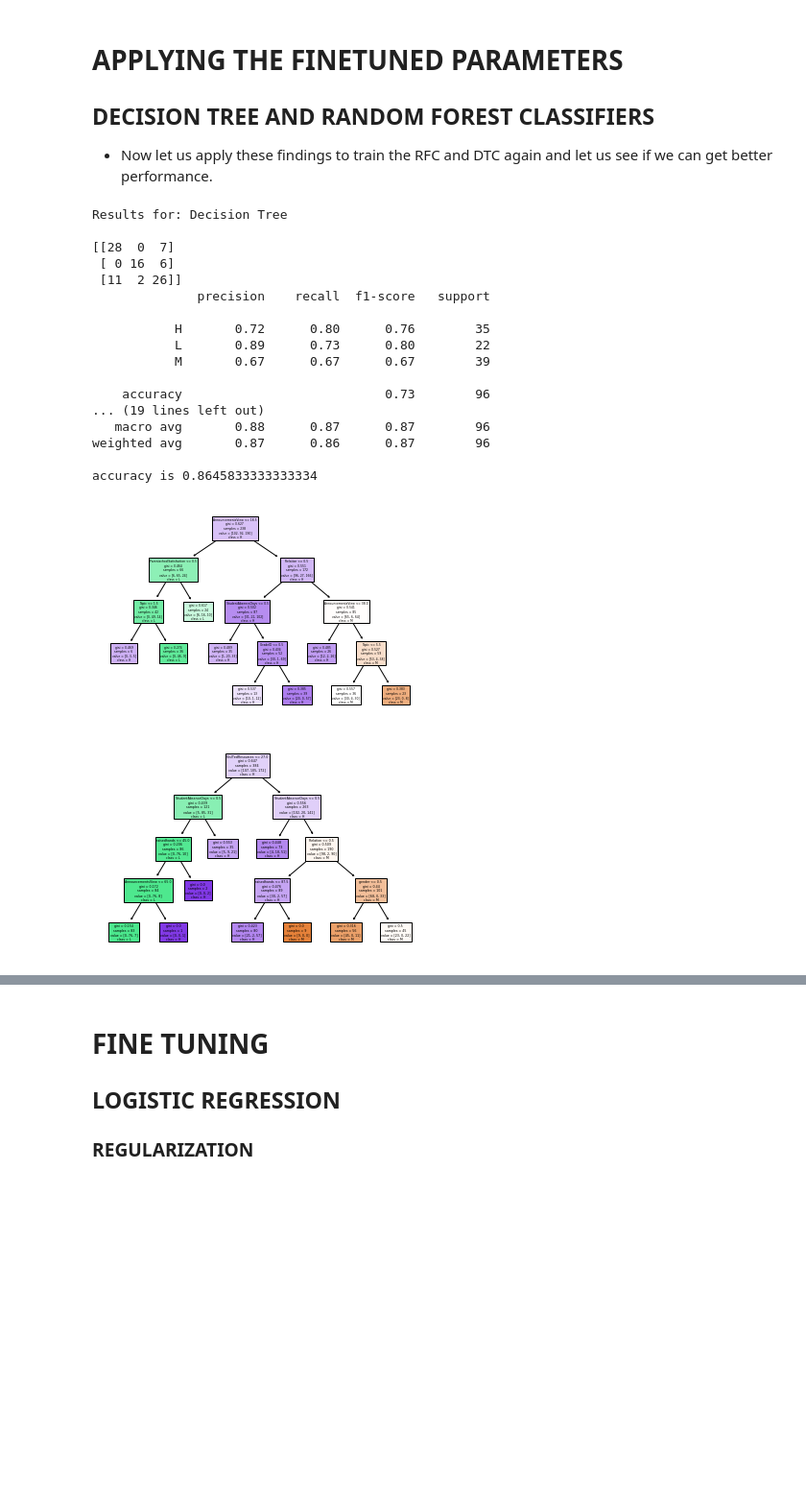
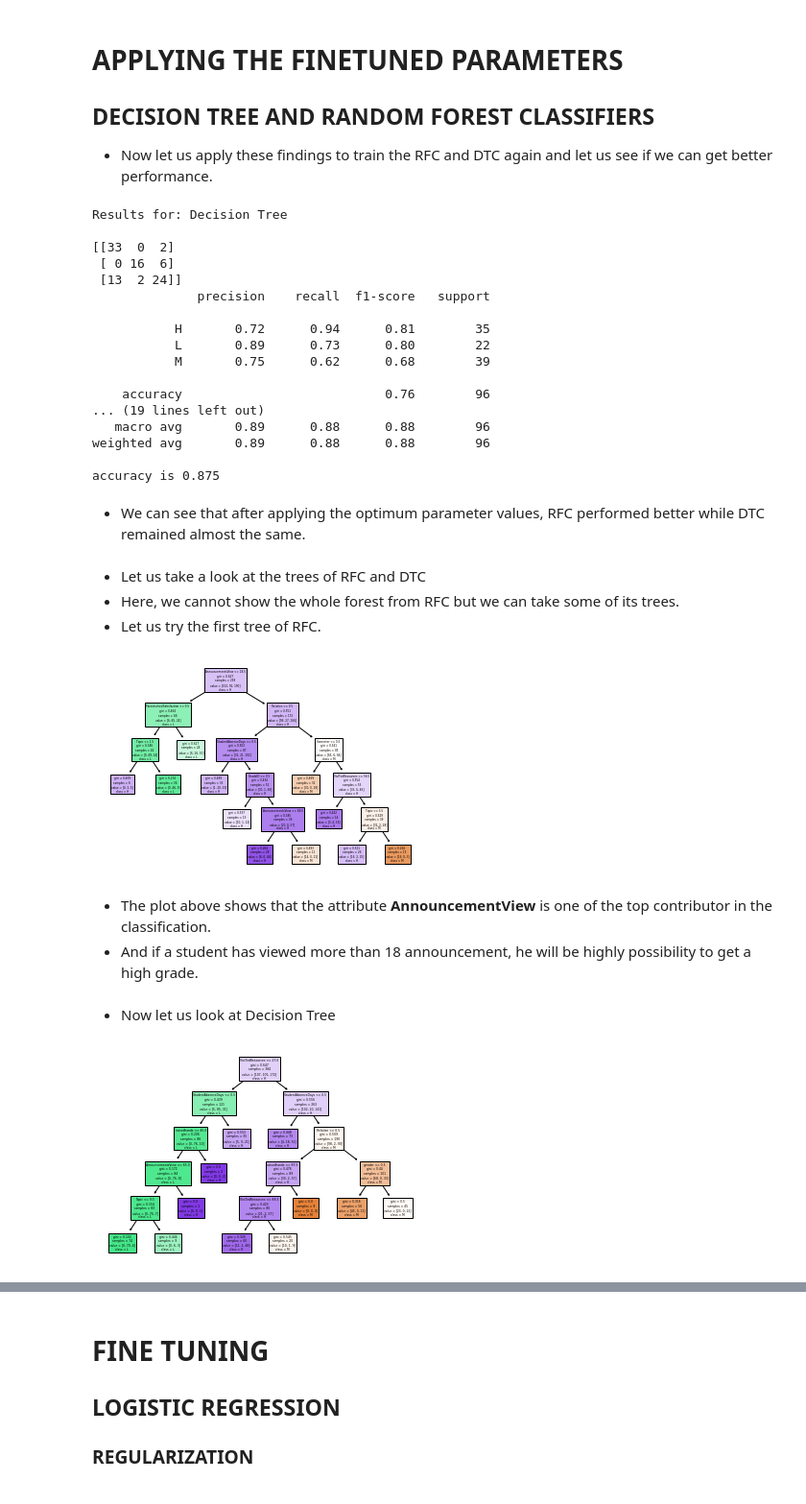
Before and after one commit to carlodizon03/DM-Students-Academic-Performance-, a Jupyter notebook: models.ipynb, the cells around one changed output, grey strips where cells are left out. Shown at 96% size. Saved outputs shown, nothing was run; the diff lists cells and outputs as text; code cells hidden in the pictures; blank space fills up the shorter version.

```diff
--- a/models.ipynb
+++ b/models.ipynb
@@ -307,8 +312,8 @@ plt.show()
 * Now let us apply these findings to train the RFC and DTC again and let us see if we can get better performance.
 # %%
 models = {
-        'Decision Tree':        DecisionTreeClassifier(max_depth = 4,min_samples_split = 0.2, random_state = 52),
-        'Random Forest':        RandomForestClassifier(max_depth = 4,min_samples_split = 0.1, n_estimators = 200,random_state = 52 )
+        'Decision Tree':        DecisionTreeClassifier(max_depth = 12,min_samples_split = 0.2, random_state = 52),
+        'Random Forest':        RandomForestClassifier(max_depth = 18,min_samples_split = 0.1, n_estimators = 400,random_state = 52 )
          }
 
 keys = []
@@ -329,33 +334,44 @@ for k,v in models.items():
 # %% [output]
 Results for: Decision Tree
 
-[[28  0  7]
+[[33  0  2]
  [ 0 16  6]
- [11  2 26]]
+ [13  2 24]]
               precision    recall  f1-score   support
 
-           H       0.72      0.80      0.76        35
+           H       0.72      0.94      0.81        35
            L       0.89      0.73      0.80        22
-           M       0.67      0.67      0.67        39
+           M       0.75      0.62      0.68        39
 
-    accuracy                           0.73        96
+    accuracy                           0.76        96
 ... (19 lines left out)
-   macro avg       0.88      0.87      0.87        96
-weighted avg       0.87      0.86      0.87        96
+   macro avg       0.89      0.88      0.88        96
+weighted avg       0.89      0.88      0.88        96
 
-accuracy is 0.8645833333333334
+accuracy is 0.875
+# %% [markdown]
+* We can see that after applying the optimum parameter values, RFC performed better while DTC remained almost the same.
+# %% [markdown]
+* Let us take a look at the trees of RFC and DTC
+* Here, we cannot show the whole forest from RFC but we can take some of its trees.
+* Let us try the first tree of RFC.
 # %%
 cols = data.columns.tolist()
 labels =  data['Class'].unique()
 
-rfs = models['Random Forest']
+rfs = RandomForestClassifier(max_depth = 18,min_samples_split = 0.1, n_estimators = 300,random_state = 52 ).fit(X_train, y_train)
 plot_tree(rfs.estimators_[0], filled=True, feature_names = cols, class_names = labels)
 plt.show()
 # %% [output]
-[figure, old version]
+[figure, new version]
+# %% [markdown]
+* The plot above shows that the attribute **AnnouncementView** is one of the top contributor in the classification.
+* And if a student has viewed more than 18 announcement, he will be highly possibility to get a high grade.
+# %% [markdown]
+* Now let us look at Decision Tree
 # %%
-decisionTree = models['Decision Tree']
+decisionTree = DecisionTreeClassifier(max_depth = 12,min_samples_split = 0.2, random_state = 52).fit(X_train, y_train)
 plot_tree(decisionTree, filled=True, feature_names = cols, class_names = labels)
 plt.show()
 # %% [output]
-[figure, old version]
+[figure, new version]
```
Also changed, not shown: parts of 12 cells of this notebook.
